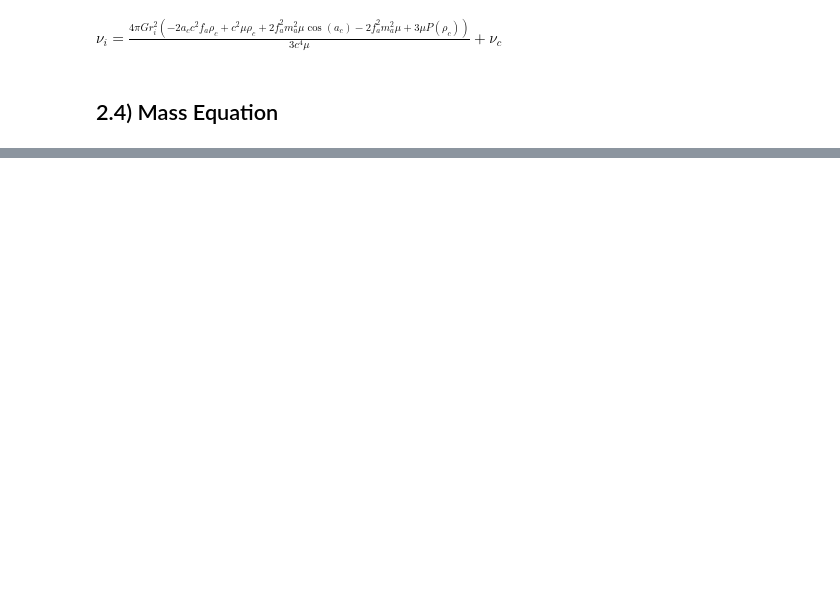
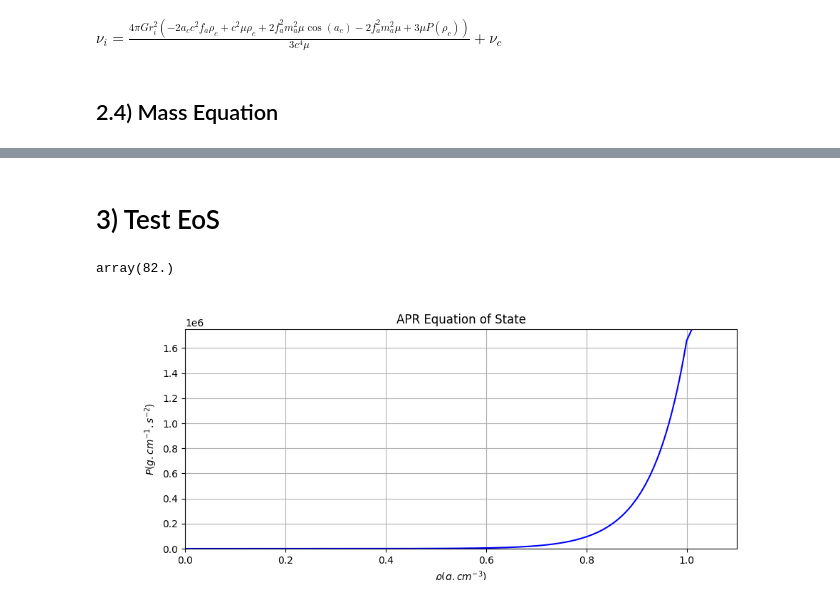
Before and after one commit to omarxz/pyTOVsolver, a Jupyter notebook: testing_and_building.ipynb, the cells around one changed output, grey strips where cells are left out. Cells and saved outputs as stored; diff of their text form; code cells hidden in the pictures; blank space fills up the shorter version.

```diff
--- a/testing_and_building.ipynb
+++ b/testing_and_building.ipynb
@@ -158,0 +141,5 @@ NameError: name 'sp' is not defined
+# %% [markdown]
+# 3) Test EoS
+# %%
+from EOS import NeutronStarEOS
+apr_eos = NeutronStarEOS(EoS='APR')
@@ -158,0 +150,9 @@ NameError: name 'sp' is not defined
+# %%
+dpdrho(0)
+# %% [output]
+array(82.)
+# %%
+%matplotlib widget
+apr_eos.plot_EoS(debug=True)
+# %% [output]
+[figure, added]
```
Also changed, not shown: parts of 29 cells of this notebook, 14 other files.
